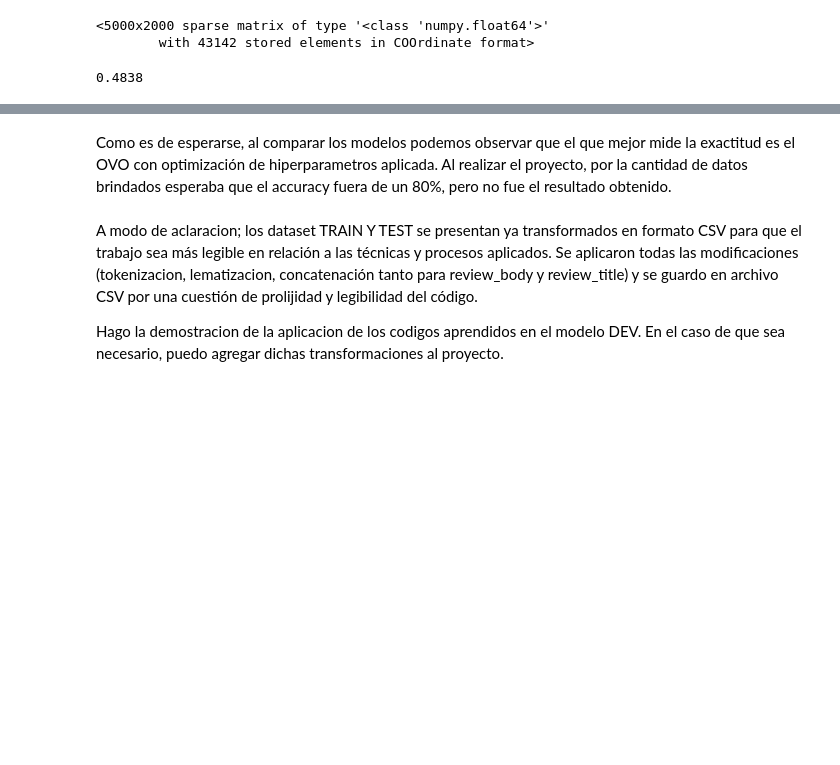
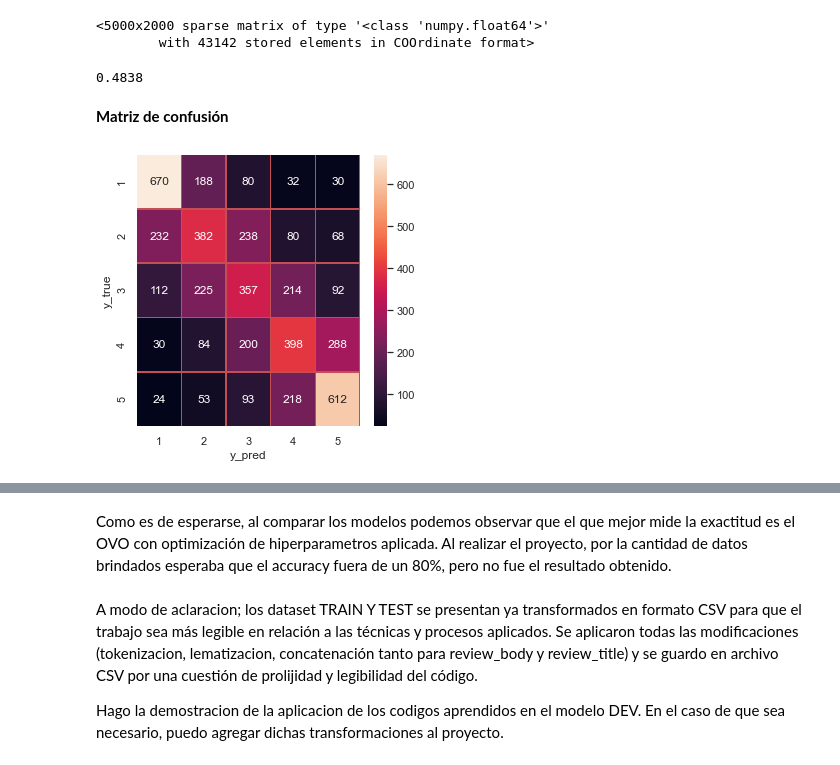
Before and after one commit to juliadiaz05/proyecto-3-acamica, a Jupyter notebook: DS_Proyecto_03_NLP.ipynb, the cells around one changed output, grey strips where cells are left out. Drawn from its saved outputs; the diff is of its cells as text; code cells hidden in the pictures; blank space fills up the shorter version.

```diff
--- a/DS_Proyecto_03_NLP.ipynb
+++ b/DS_Proyecto_03_NLP.ipynb
@@ -627,3 +627,26 @@ predi = modelo_final.predict (X_test_concat)
 print(accuracy_score (y_test, predi))
 # %% [output]
 0.4838
+# %% [markdown]
+**Matriz de confusión**
+# %%
+from sklearn.metrics import confusion_matrix
+import seaborn as sns
+lista=[1,2,3,4,5]
+
+def confusion(y_test,predi):
+    names= lista
+    cm=confusion_matrix(y_test,predi)
+    f,ax=plt.subplots(figsize=(5,5))
+    sns.heatmap(cm,annot=True,linewidth=.5,linecolor="r",fmt=".0f",ax=ax)
+    plt.xlabel("y_pred")
+    plt.ylabel("y_true")
+    ax.set_xticklabels(names)
+    ax.set_yticklabels(names)
+    plt.show()
+
+    return
+# %%
+confusion (y_test, predi)
+# %% [output]
+[figure, added]
```
Also changed, not shown: parts of 11 cells of this notebook.
